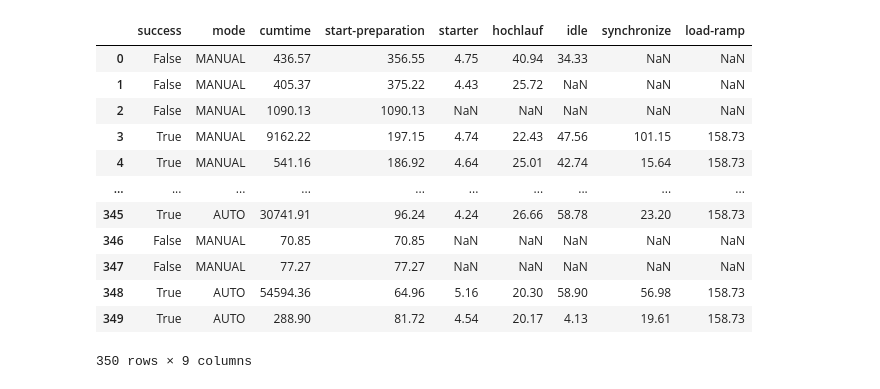
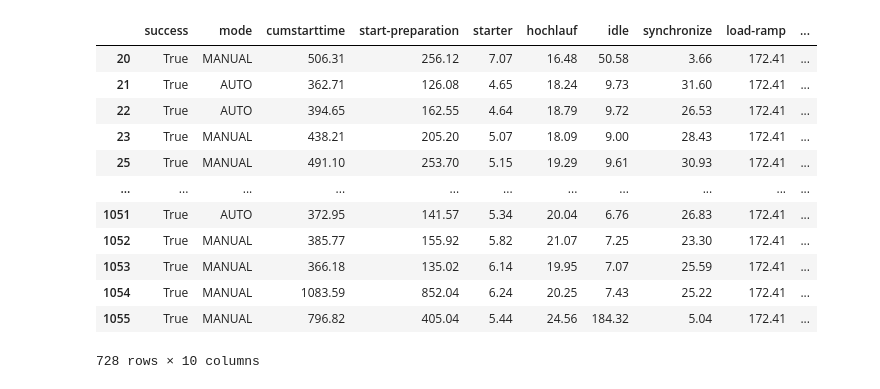
Before and after one commit to dieterch/statemachine, a Jupyter notebook: play.ipynb, the cells around one changed output. Drawn from its saved outputs; the diff is of its cells as text; code cells hidden in the pictures.

```diff
--- a/play.ipynb
+++ b/play.ipynb
@@ -9,5 +11,5 @@ mp = dmyplant2.MyPlant(3600)
 dval = dmyplant2.Validation.load_def_csv("input2.csv")
 dval;
 # %%
-i = 5
+i = 2
 vale = dval.iloc[i][['serialNumber','Validation Engine','val start']]
@@ -22,7 +35,4 @@ pd.DataFrame.from_dict(e.dash, orient='index').T
 # %%
-%reload_ext autoreload
-%autoreload 2
 from dfsm import msgFSM
-fsm = msgFSM(e)
-fsm.run() # run the Finite State Machine
-fsm.store()
+fsm = msgFSM(e, skip_days=7)
+fsm.run() # run Finite State Machine
@@ -54,22 +39,23 @@ fsm._runlog
 # %%
 rdf = pd.DataFrame(fsm._starts)
-rda = rdf[['success','mode','cumtime','start-preparation','starter','hochlauf','idle','synchronize','load-ramp','target-operation']]
+rda = rdf
 #rda = rdf[((rdf['mode'] == 'AUTO') & (rdf['success'] == True))]
 #rda = rdf[((rdf['mode'] == 'AUTO') & (rdf['success'] == True) & (rdf['synchronize'] < 300.0) & (rdf['start-preparation'] < 300.0))]
 #rda = rdf[((rdf['success'] == True) & (rdf['start-preparation'] < 1000.0))]
-#rda = rdf[((rdf['success'] == True))]
+rda = rdf[((rdf['success'] == True))]
+rda = rda[['success','mode','cumstarttime','start-preparation','starter','hochlauf','idle','synchronize','load-ramp','target-operation']]
 rda.round(2)
 # %% [output]
-|  | success | mode | cumtime | start-preparation | starter | hochlauf | idle | synchronize | load-ramp |
-| 0 | False | MANUAL | 436.57 | 356.55 | 4.75 | 40.94 | 34.33 | NaN | NaN |
-| 1 | False | MANUAL | 405.37 | 375.22 | 4.43 | 25.72 | NaN | NaN | NaN |
-| 2 | False | MANUAL | 1090.13 | 1090.13 | NaN | NaN | NaN | NaN | NaN |
-| 3 | True | MANUAL | 9162.22 | 197.15 | 4.74 | 22.43 | 47.56 | 101.15 | 158.73 |
-| 4 | True | MANUAL | 541.16 | 186.92 | 4.64 | 25.01 | 42.74 | 15.64 | 158.73 |
-| ... | ... | ... | ... | ... | ... | ... | ... | ... | ... |
-| 345 | True | AUTO | 30741.91 | 96.24 | 4.24 | 26.66 | 58.78 | 23.20 | 158.73 |
-| 346 | False | MANUAL | 70.85 | 70.85 | NaN | NaN | NaN | NaN | NaN |
-| 347 | False | MANUAL | 77.27 | 77.27 | NaN | NaN | NaN | NaN | NaN |
-| 348 | True | AUTO | 54594.36 | 64.96 | 5.16 | 20.30 | 58.90 | 56.98 | 158.73 |
-| 349 | True | AUTO | 288.90 | 81.72 | 4.54 | 20.17 | 4.13 | 19.61 | 158.73 |
+|  | success | mode | cumstarttime | start-preparation | starter | hochlauf | idle | synchronize | load-ramp | ... |
+| 20 | True | MANUAL | 506.31 | 256.12 | 7.07 | 16.48 | 50.58 | 3.66 | 172.41 | ... |
+| 21 | True | AUTO | 362.71 | 126.08 | 4.65 | 18.24 | 9.73 | 31.60 | 172.41 | ... |
+| 22 | True | AUTO | 394.65 | 162.55 | 4.64 | 18.79 | 9.72 | 26.53 | 172.41 | ... |
+| 23 | True | MANUAL | 438.21 | 205.20 | 5.07 | 18.09 | 9.00 | 28.43 | 172.41 | ... |
+| 25 | True | MANUAL | 491.10 | 253.70 | 5.15 | 19.29 | 9.61 | 30.93 | 172.41 | ... |
+| ... | ... | ... | ... | ... | ... | ... | ... | ... | ... | ... |
+| 1051 | True | AUTO | 372.95 | 141.57 | 5.34 | 20.04 | 6.76 | 26.83 | 172.41 | ... |
+| 1052 | True | MANUAL | 385.77 | 155.92 | 5.82 | 21.07 | 7.25 | 23.30 | 172.41 | ... |
+| 1053 | True | MANUAL | 366.18 | 135.02 | 6.14 | 19.95 | 7.07 | 25.59 | 172.41 | ... |
+| 1054 | True | MANUAL | 1083.59 | 852.04 | 6.24 | 20.25 | 7.43 | 25.22 | 172.41 | ... |
+| 1055 | True | MANUAL | 796.82 | 405.04 | 5.44 | 24.56 | 184.32 | 5.04 | 172.41 | ... |
-350 rows × 9 columns
+728 rows × 10 columns
```
Also changed, not shown: parts of 18 cells of this notebook, 17 other files.
